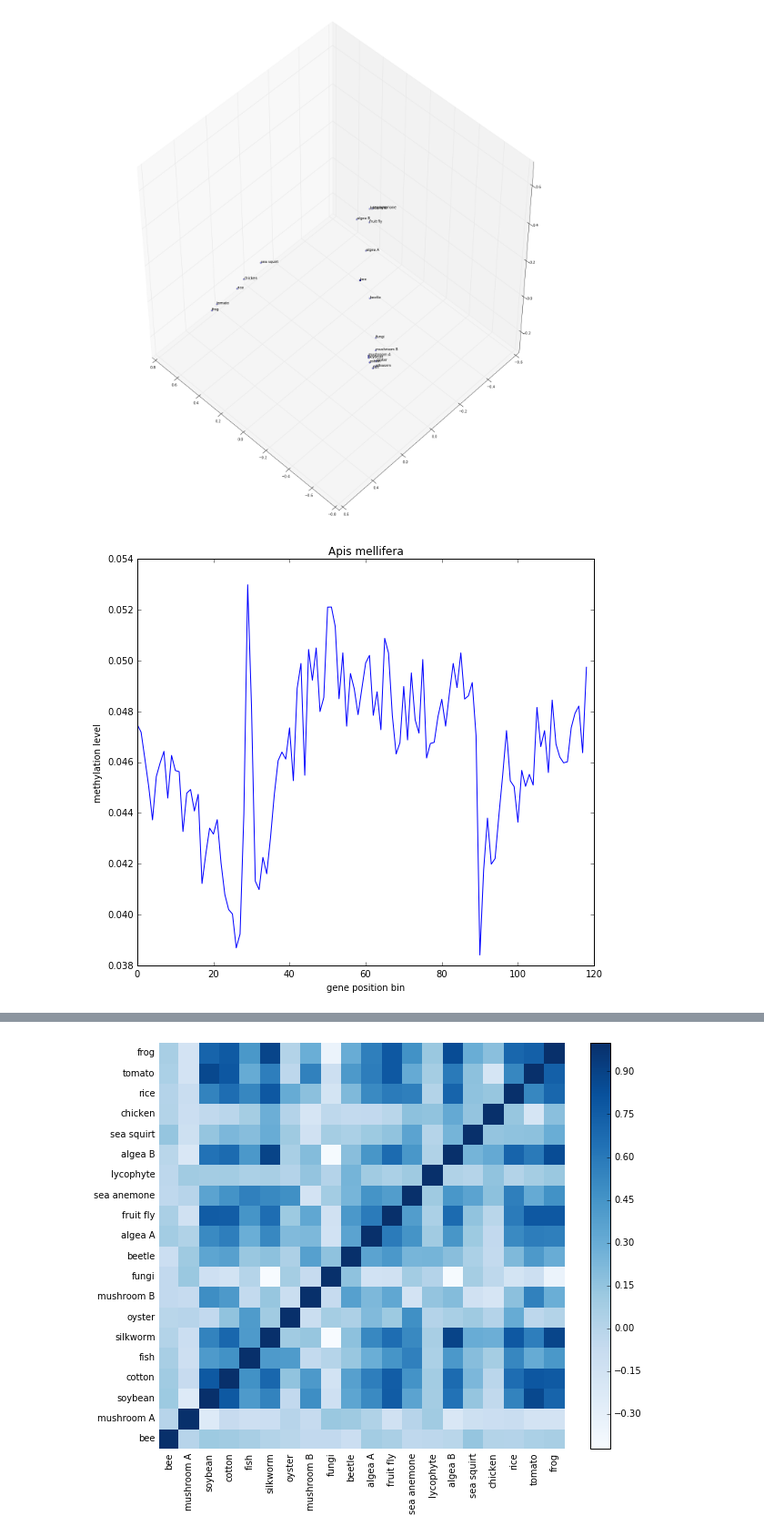
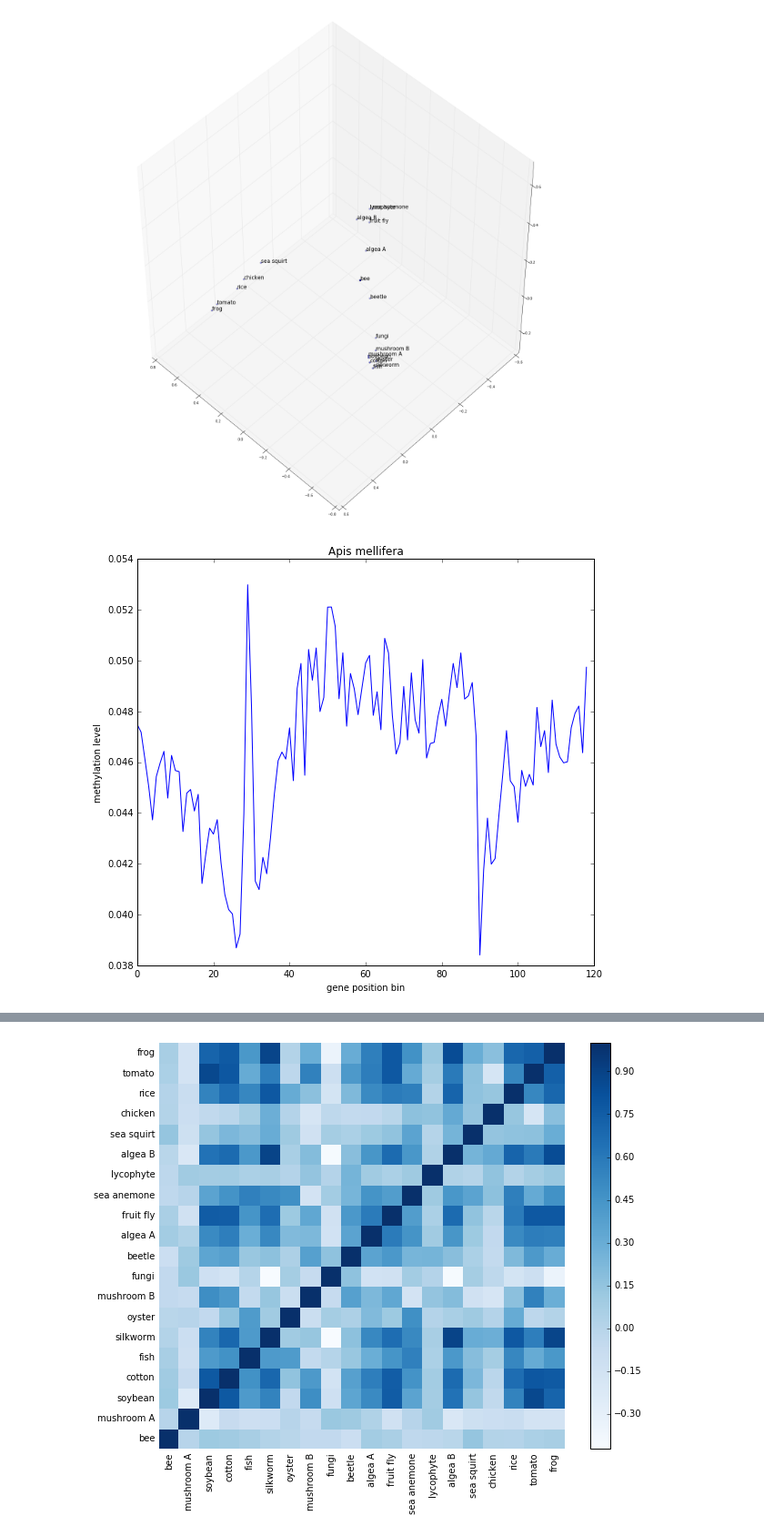
Before and after one commit to khuang28jhu/IMPB-Chen-Lab, a Jupyter notebook: 7_5_16.ipynb, the cells around one changed output, grey strips where cells are left out. Shown at 91% size. Cells and saved outputs as stored; diff of their text form; code cells hidden in the pictures.

```diff
--- a/7_5_16.ipynb
+++ b/7_5_16.ipynb
@@ -48,35 +48,35 @@ plt.cla()
 pca = PCA(n_components=3)
 pca.fit(X)
 X = pca.transform(X)
 ax.scatter(X[:, 0], X[:, 1], X[:, 2],  cmap=plt.cm.spectral)
 for i in range(len(speciessB)):
-    ax.text( X[i, 0], X[i,1], X[i,2], speciessB[i])
+    ax.text( X[i, 0], X[i,1], X[i,2], speciessB[i], fontsize=15)
 plt.show()
 
 
 
 plt.figure(figsize=(9,8))
 plt.title('Apis mellifera')
 plt.plot(All_Species['Apis_mellifera'])
 plt.xlabel('gene position bin')
 plt.ylabel('methylation level')
 plt.show()
 
 plt.figure(figsize=(9,8))
 plt.title('Chlamydomonas reinhardtii')
 plt.plot(All_Species['Chlamydomonas_reinhardtii'])
 plt.ylabel('methylation level')
 plt.xlabel('gene position bin')
 plt.show()
 
 plt.figure(figsize=(9,8))
 plt.title('Populus trichocarpa')
 plt.plot(All_Species['Populus_trichocarpa'])
 plt.xlabel('gene position bin')
 plt.ylabel('methylation level')
 plt.show()
 # %% [output]
-[figure, old version]
+[figure, new version]
 [figure]
 [figure]
 [figure]
```
